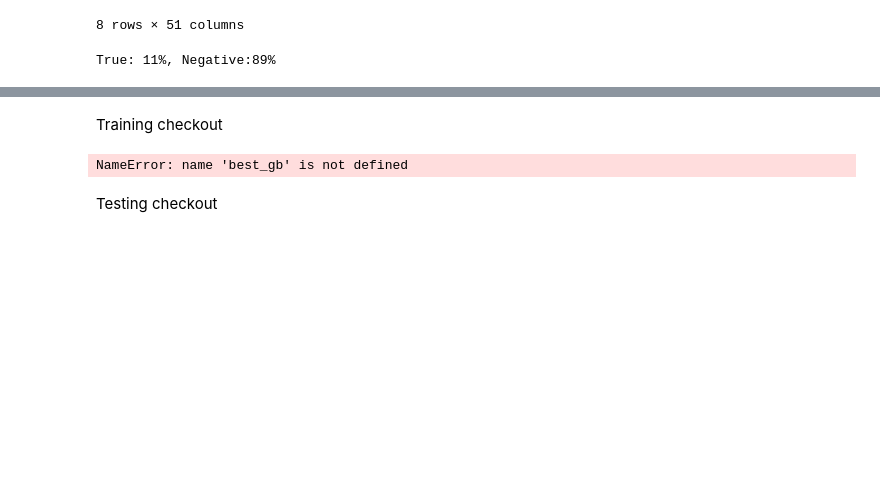
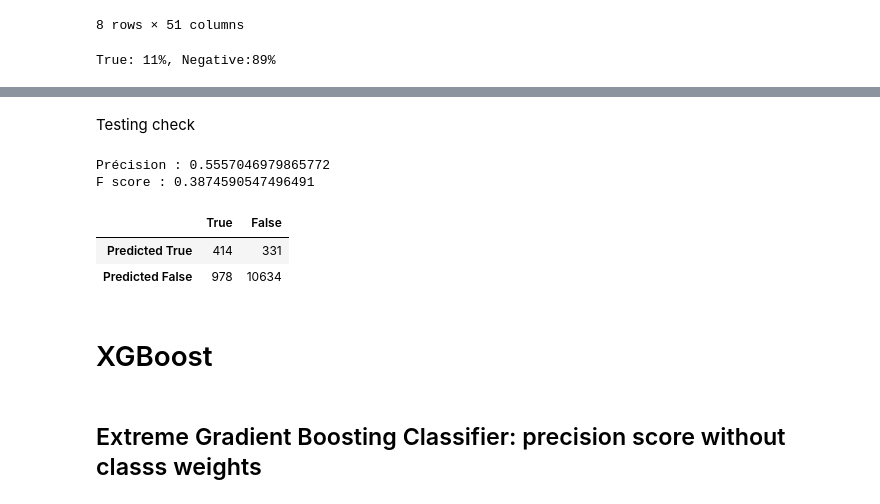
Before and after one commit to SarcasticMatrix/ml-python, a Jupyter notebook: models/model1.ipynb, the cells around one changed output, grey strips where cells are left out. Drawn from its saved outputs; the diff is of its cells as text; code cells hidden in the pictures; blank space fills up the shorter version.

```diff
--- a/models/model1.ipynb
+++ b/models/model1.ipynb
@@ -65,23 +138,28 @@ best_gb = GradientBoostingClassifier(random_state=42, **best_params)
-# %% [markdown]
-Training checkout
-# %%
-cv_zoom(model=best_gb, X_train=X_train, y_train=y_train, num_folds=num_folds)
-# %% [output]
-NameError: name 'best_gb' is not defined
 # %% [markdown]
-Testing checkout
+Testing check
 # %%
-best_gb_model = grid_search.best_estimator_
-best_gb_model.fit(X_train, y_train)
-y_pred = best_gb_model.predict(X_test)
+best_gb.fit(X_train, y_train)
+y_pred = best_gb.predict(X_test)
 
 precision = metrics.precision_score(y_test, y_pred)
 print(f"Précision : {precision}")
+f1 = metrics.f1_score(y_test, y_pred)
+print(f"F score : {f1}")
 
 tn, fp, fn, tp = metrics.confusion_matrix(y_test, y_pred).ravel()
 results = {
     'True': [tp, fn],
     'False': [fp, tn]
 }
 results = pd.DataFrame(results, index=['Predicted True', 'Predicted False'])
 results
+# %% [output]
+Précision : 0.5557046979865772
+F score : 0.3874590547496491
+|  | True | False |
+| Predicted True | 414 | 331 |
+| Predicted False | 978 | 10634 |
+# %% [markdown]
+# XGBoost
+# %% [markdown]
+## Extreme Gradient Boosting Classifier: precision score without classs weights
```
Also changed, not shown: parts of 34 cells of this notebook, 1 other file.
